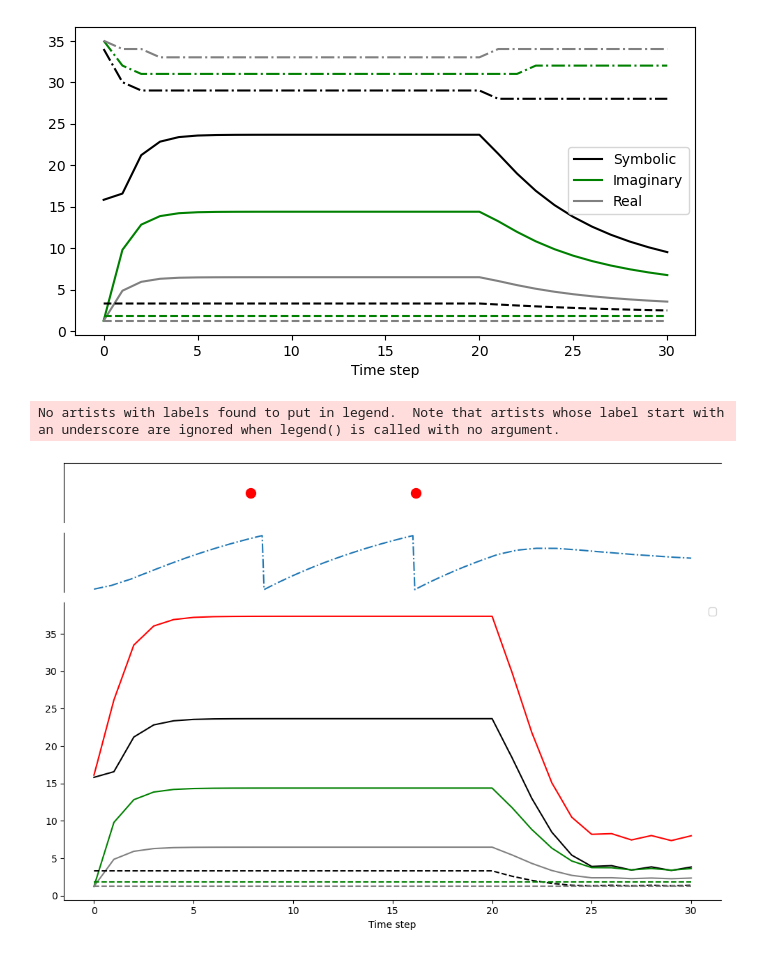
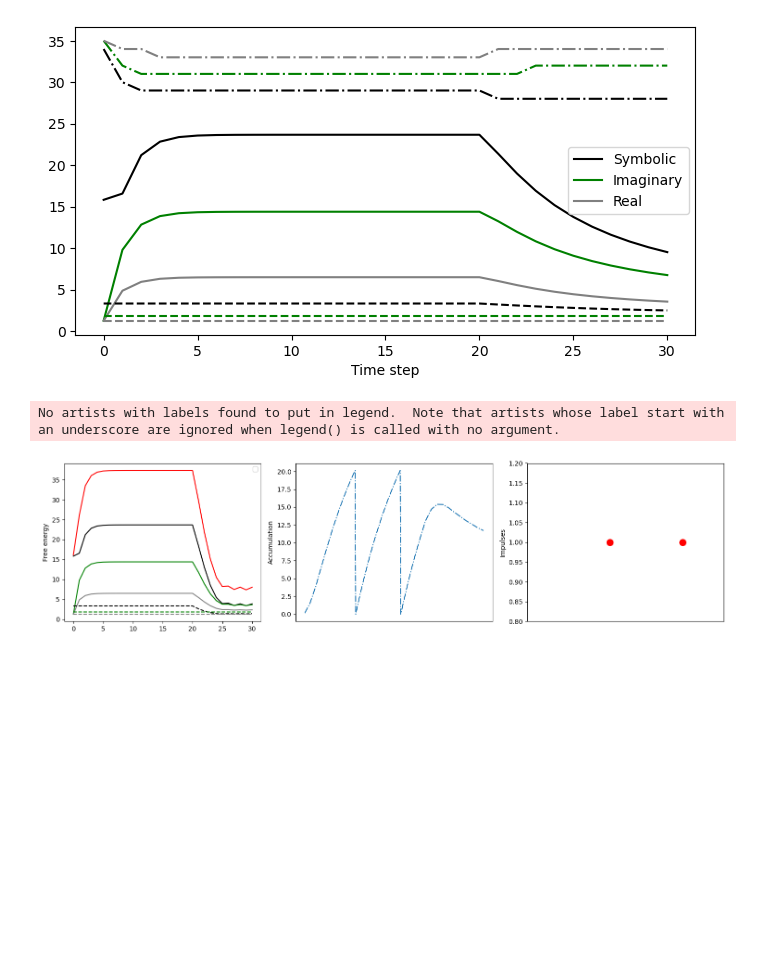
Before and after one commit to YabYum/CLP_Suicideation, a Jupyter notebook: mechanistic/Mechanistic.ipynb, the cells around one changed output. Saved outputs shown, nothing was run; the diff lists cells and outputs as text; code cells hidden in the pictures; blank space fills up the shorter version.

```diff
--- a/mechanistic/Mechanistic.ipynb
+++ b/mechanistic/Mechanistic.ipynb
@@ -241,7 +198,7 @@ Fdd_history.append(Fdd)
 Fd_min = Fd[Fd.argmin()]
 Fd_min_history.append(Fd_min)
 
-Fp = collect(Fss, Fii, Fdd)
+Fp = collect(Fss, Fii, Fdd, w_sp, w_ip, w_dp)
 Fp_history.append(Fp)
 
 v = el
@@ -263,7 +220,7 @@ for _ in range(20):
     Fdd_history.append(Fdd)
     Fd_min_history.append(Fd.min())
     qsd_history.append(qsdd)
-    Fp = collect(Fss, Fii, Fdd)
+    Fp = collect(Fss, Fii, Fdd, w_sp, w_ip, w_dp)
     Fp_history.append(Fp)
 
     for t in range (int(1/dt)):
@@ -280,52 +237,53 @@ for _ in range(10):
     Fs_min_history.append(Fs.min())
     qss_history.append(qsss)  # Assuming qsss is the updated posterior
 
     qsi, Fi, qsii, Fii = step(likelihood_i, prior_i, obs_i, Fss, w_si, Fdd, w_id)
     Fii_history.append(Fii)
     Fi_min_history.append(Fi.min())
     qsi_history.append(qsii)
 
     qsd, Fd, qsdd, Fdd = step(likelihood_d, prior_d, obs_d, Fss, w_sd, Fii, w_id)
     Fdd_history.append(Fdd)
     Fd_min_history.append(Fd.min())
     qsd_history.append(qsdd)
-    Fp = collect(Fss, Fii, Fdd)
+    Fp = collect(Fss, Fii, Fdd, w_sp, w_ip, w_dp)
     Fp_history.append(Fp)
     for t in range (int(1/dt)):
         s, v, v_rec, t_rec, s_rec = impulse(v_rec, t_rec, s_rec, v, theta, dt, tau, el, Fp, t)
 
 Fi_min_history1 = [x + 0.6 for x in Fi_min_history]
-import matplotlib.gridspec as gridspec
-fig, (ax1, ax2, ax3) = plt.subplots(3, 1, figsize=(10, 7))
-gs = gridspec.GridSpec(3, 1, height_ratios=[1,1,5])
-ax1 = plt.subplot(gs[0])
-ax1.plot(s_rec, '.', markersize=20, color = 'red')
-ax1.axis([0, 31/dt, 0.8, 1.2])
-plt.xticks([], [])
-plt.yticks([], [])
-ax1.spines['bottom'].set_visible(False)
-ax1.spines['right'].set_visible(False)
+# Create a figure with horizontal subplots
+fig = plt.figure(figsize=(15, 4))
+gs = gridspec.GridSpec(1, 3)  # 1 row, 3 columns
+
+# First subplot
+ax1 = plt.subplot(gs[2])
+ax1.plot(s_rec, '.', markersize=20, color='red')
+ax1.axis([0, 210, 0.8, 1.2])  # Adjust the x-axis limit appropriately
+ax1.set_xticks([])
+ax1.set_ylabel("Impulses")
+
+# Second subplot
 ax2 = plt.subplot(gs[1])
-ax2.plot(v_rec, linestyle = '-.')
-plt.xticks([], [])
-plt.yticks([], [])
-ax2.spines['top'].set_visible(False)
-ax2.spines['bottom'].set_visible(False)
-ax2.spines['right'].set_visible(False)
-ax3 = plt.subplot(gs[2])
+ax2.plot(v_rec, linestyle='-.')
+ax2.set_xticks([])
+ax2.set_ylabel("Accumulation")
+
+# Third subplot
+ax3 = plt.subplot(gs[0])
 ax3.plot(Fss_history, linestyle='-', color='black')
 ax3.plot(Fii_history, linestyle='-', color='green')
 ax3.plot(Fdd_history, linestyle='-', color='gray')
 ax3.plot(Fp_history, linestyle='-', color='red')
 ax3.plot(Fs_min_history, linestyle='--', color='black')
 ax3.plot(Fi_min_history1, linestyle='--', color='green')
 ax3.plot(Fd_min_history, linestyle='--', color='gray')
-ax3.spines['top'].set_visible(False)
-ax3.spines['right'].set_visible(False)
 ax3.legend()
-ax3.set_xlabel('Time step')
+ax3.set_ylabel('Free energy')
+
+# Layout adjustment to prevent overlapping
 plt.tight_layout()
 plt.show()
 # %% [output]
 No artists with labels found to put in legend.  Note that artists whose label start with an underscore are ignored when legend() is called with no argument.
-[figure, old version]
+[figure, new version]
```
Also changed, not shown: parts of 2 cells of this notebook, 5 other files.
